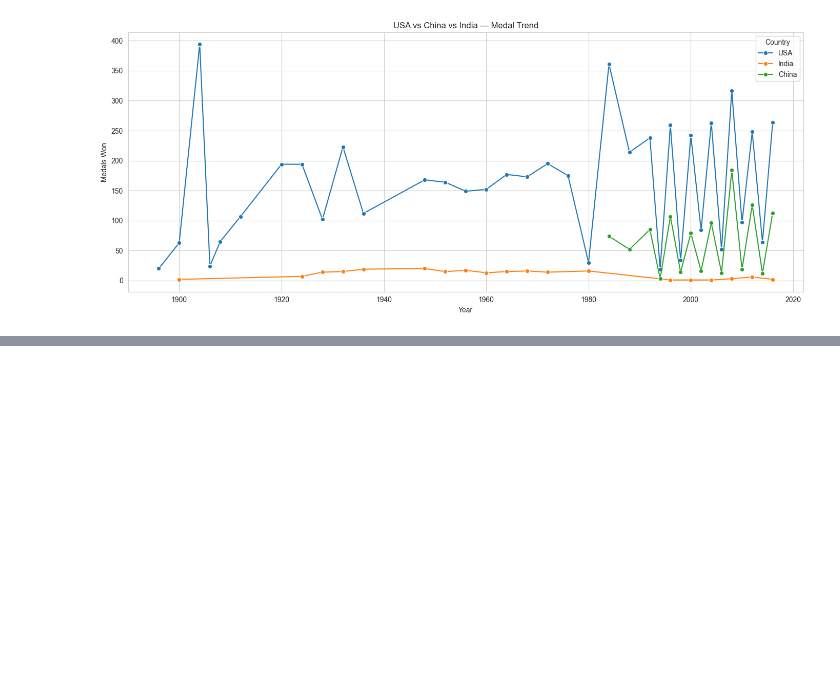
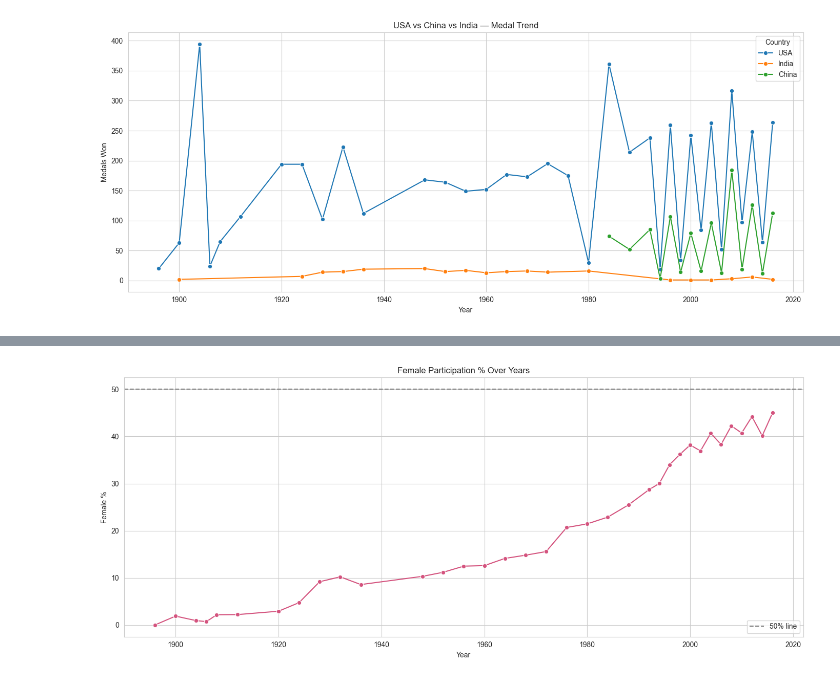
Before and after one commit to kunjagarwal-dev/olympics-data-analysis, a Jupyter notebook: notebooks/olympics_analysis.ipynb, the cells around one changed output, grey strips where cells are left out. Drawn from its saved outputs; the diff is of its cells as text; code cells hidden in the pictures; blank space fills up the shorter version.

```diff
--- a/notebooks/olympics_analysis.ipynb
+++ b/notebooks/olympics_analysis.ipynb
@@ -278,0 +310,15 @@ plt.show()
+# %%
+gender_pivot = gender_year.pivot(index='Year', columns='Sex', values='Athletes').fillna(0)
+gender_pivot['Female %'] = (gender_pivot['F'] / (gender_pivot['M'] + gender_pivot['F'])) * 100
+
+plt.figure(figsize=(14, 6))
+sns.lineplot(data=gender_pivot, x=gender_pivot.index, y='Female %', marker='o', color='#D4537E')
+plt.title('Female Participation % Over Years')
+plt.xlabel('Year')
+plt.ylabel('Female %')
+plt.axhline(y=50, color='gray', linestyle='--', label='50% line')
+plt.legend()
+plt.tight_layout()
+plt.show()
+# %% [output]
+[figure, added]
```
Also changed, not shown: parts of 18 cells of this notebook.
